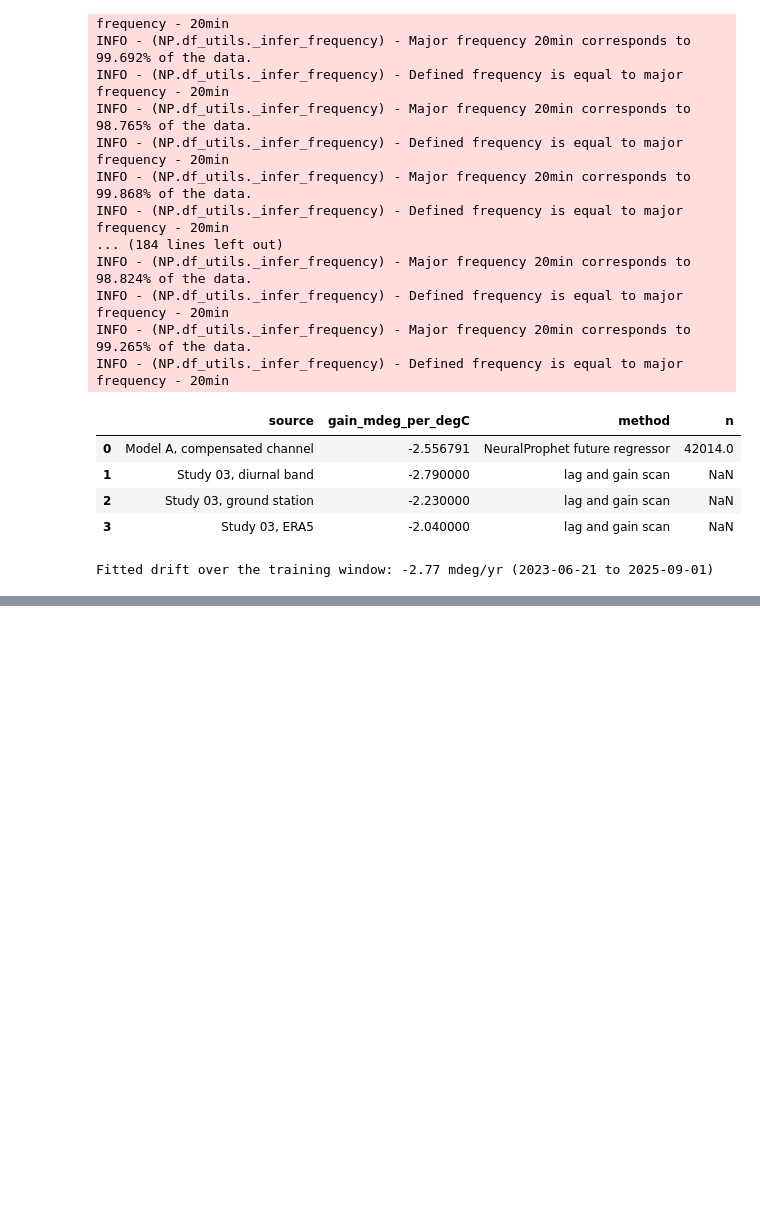
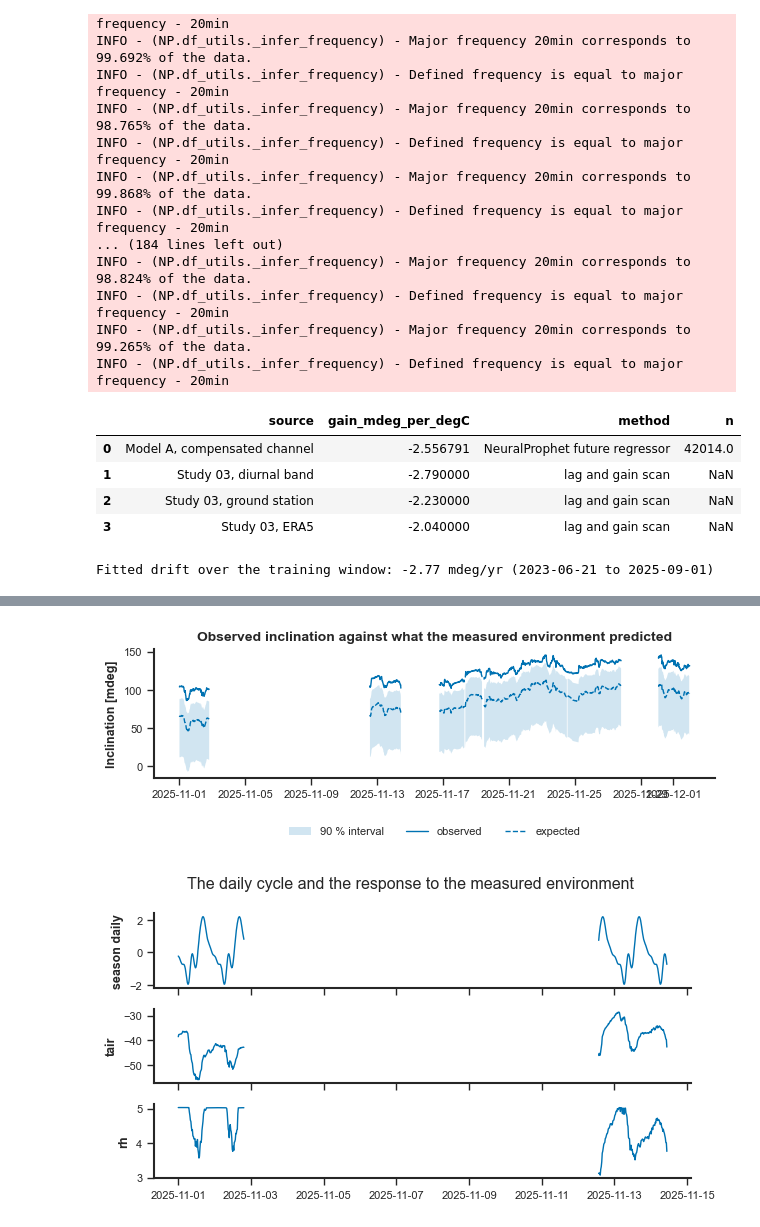
Before and after one commit to eugeniomoreira-iaud/neuralprophet-shm, a Jupyter notebook: studies/04_neuralprophet_inclination_prediction/neuralprophet_inclination_prediction_study.ipynb, the cells around one changed output, grey strips where cells are left out. Saved outputs shown, nothing was run; the diff lists cells and outputs as text; code cells hidden in the pictures; blank space fills up the shorter version.

```diff
--- a/studies/04_neuralprophet_inclination_prediction/neuralprophet_inclination_prediction_study.ipynb
+++ b/studies/04_neuralprophet_inclination_prediction/neuralprophet_inclination_prediction_study.ipynb
@@ -656,0 +852,23 @@ Fitted drift over the training window: -2.77 mdeg/yr (2023-06-21 to 2025-09-01)
+# %%
+# One month of the evaluation period, drawn at readable density.
+view = rolling.set_index('ds').sort_index().loc[
+    NOWCAST_VIEW[0]:NOWCAST_VIEW[1]]
+figures.plot_prediction_band(
+    view['y'], view['yhat'], view['q05'], view['q95'], freq=MODEL_FREQ_A,
+    title='Observed inclination against what the measured environment predicted',
+    save_path=str(OUTPUT_DIR), filename='NP_F07_observed_vs_expected')
+
+# The two interpretable components on their own axes: the daily cycle the model
+# fitted, and the response it attributes to the measured environment. These come
+# from the attribution fit, which is the one that claims to say what the record
+# is made of.
+figures.plot_decomposition_stack(
+    components_a.loc[COMPONENT_VIEW[0]:COMPONENT_VIEW[1]],
+    columns=['season_daily', 'future_regressor_tair', 'future_regressor_rh'],
+    freq=MODEL_FREQ_A,
+    title='The daily cycle and the response to the measured environment',
+    save_path=str(OUTPUT_DIR), filename='NP_F06_daily_cycle_and_response')
+plt.show()
+# %% [output]
+[figure, added]
+[figure, added]
```
Also changed, not shown: parts of 6 cells of this notebook, 3 other files.
